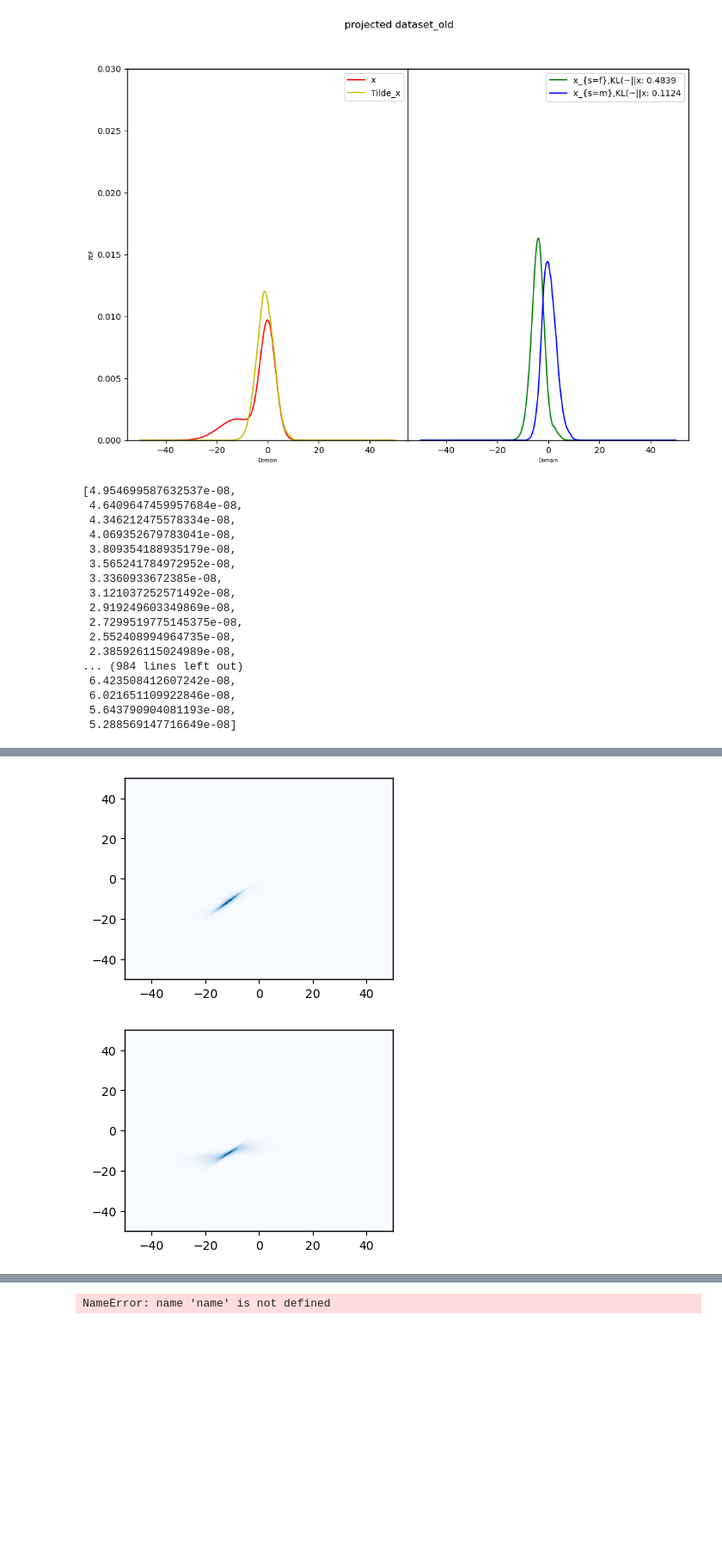
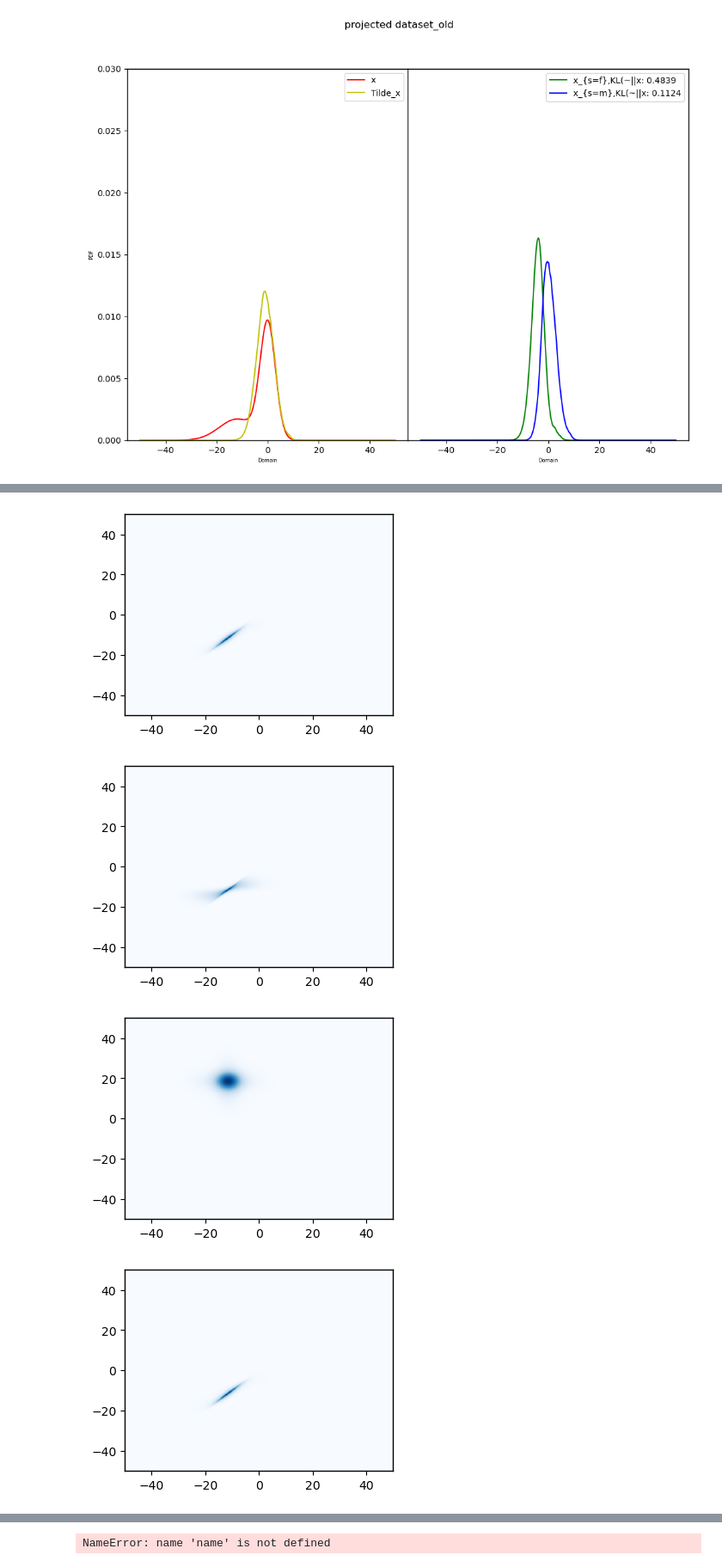
Before and after one commit to Quan-Zhou/OT_Debiasing, a Jupyter notebook: new.ipynb, the cells around one changed output, grey strips where cells are left out. Shown at 86% size. Drawn from its saved outputs; the diff is of its cells as text; code cells hidden in the pictures; blank space fills up the shorter version.

```diff
--- a/new.ipynb
+++ b/new.ipynb
@@ -356,31 +356,11 @@ fig.suptitle('projected dataset_old')
 plt.savefig('projected_old.pdf',bbox_inches = 'tight')
 # %% [output]
 [figure]
-# %%
-dist['t_x']
-# %% [output]
-[4.954699587632537e-08,
- 4.6409647459957684e-08,
- 4.346212475578334e-08,
- 4.069352679783041e-08,
- 3.809354188935179e-08,
- 3.565241784972952e-08,
- 3.3360933672385e-08,
- 3.121037252571492e-08,
- 2.919249603349869e-08,
- 2.7299519775145375e-08,
- 2.552408994964735e-08,
- 2.385926115024989e-08,
-... (984 lines left out)
- 6.423508412607242e-08,
- 6.021651109922846e-08,
- 5.643790904081193e-08,
- 5.288569147716649e-08]
 # %%
 mean_kl_new=[]
 mean_kl_old=[]
 mean_kl_base=[]
-for mean in np.arange(0, 1, 0.5):
+for mean in np.arange(0, 5, 0.3):
 
     para['X_m_mean']=para['X_f_mean']+mean
     dist['x_m']=[Gaussian_pdf(x,'X_m',para)*width for x in x_range]
@@ -445,6 +442,8 @@ entropy: 6.820428479636099
 [figure]
 [figure]
 [figure]
 [figure]
 [figure]
 [figure]
+[figure, added]
+[figure, added]
```
Also changed, not shown: parts of 2 cells of this notebook.
